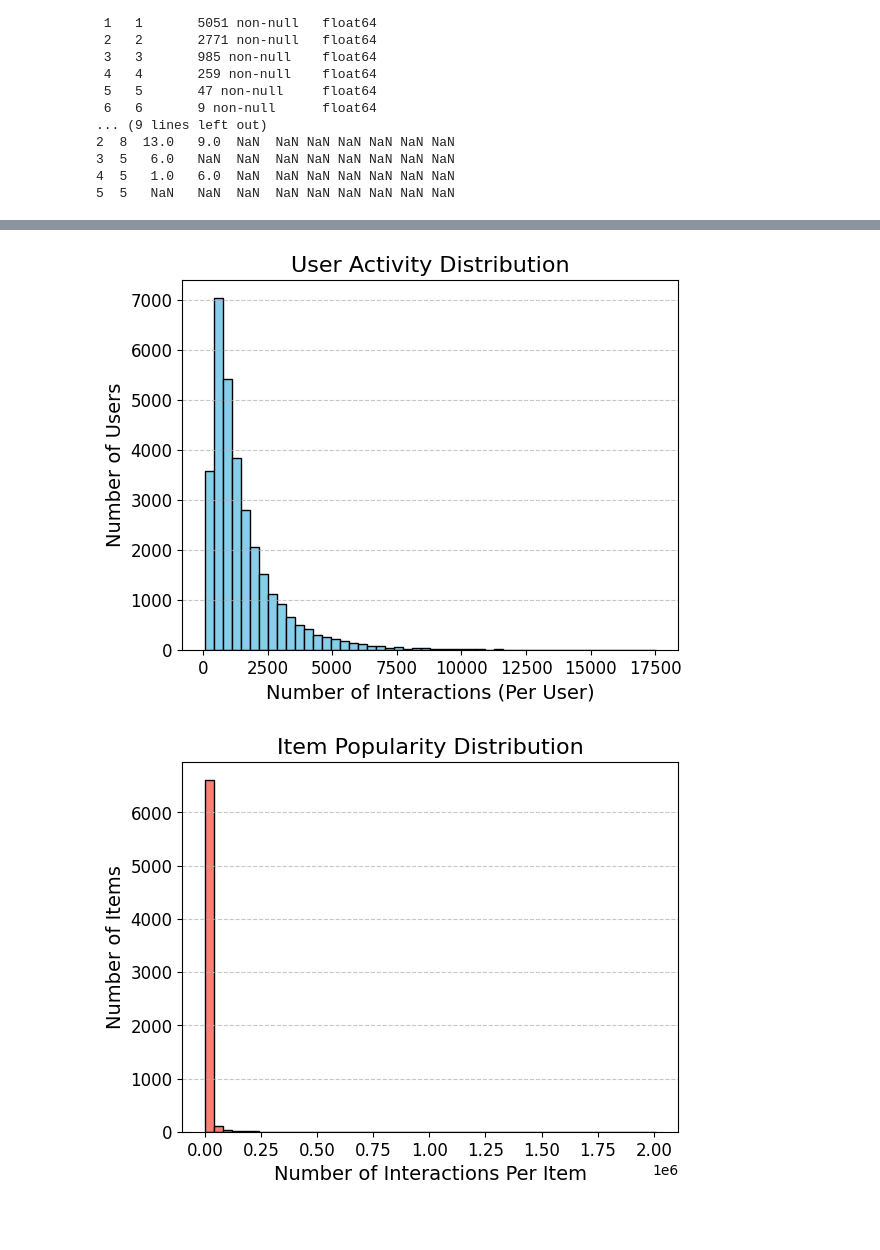
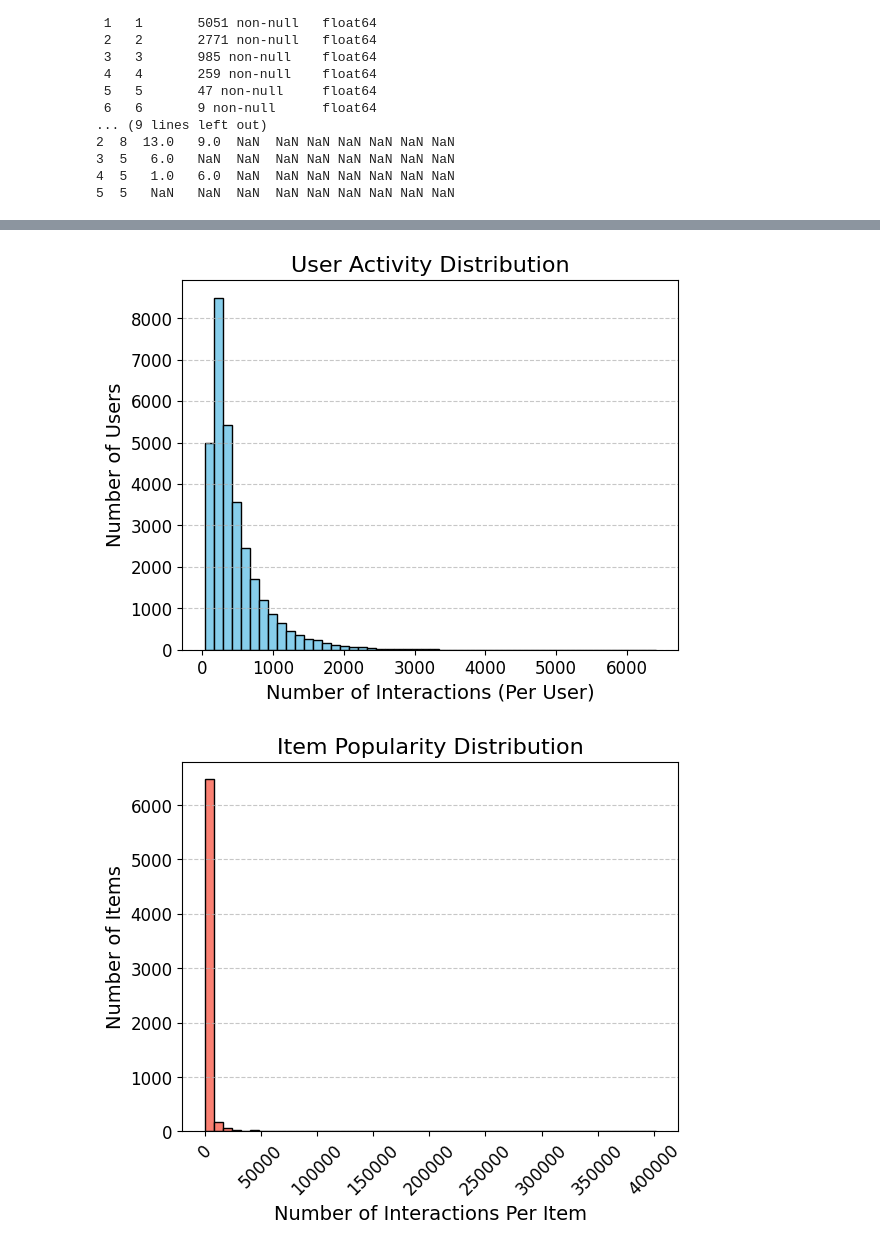
Before and after one commit to boostcampaitech7/level2-recsys-movierecommendation-recsys-08-lv3, a Jupyter notebook: src/analysis/eda_kyoungmin_1.ipynb, the cells around one changed output, grey strips where cells are left out. Cells and saved outputs as stored; diff of their text form; code cells hidden in the pictures; blank space fills up the shorter version.

```diff
--- a/src/analysis/eda_kyoungmin_1.ipynb
+++ b/src/analysis/eda_kyoungmin_1.ipynb
@@ -566,7 +564,8 @@ user_dt['user_hour'] = user_dt['timestamp'].dt.hour
 
 df_1 = pd.merge(user_dt, title, on='item', how='left')
 df_2 = pd.merge(df_1, year, on='item', how='left')
-df_3 = pd.merge(df_2, genre, on='item', how='left')
+genre_list = genre.groupby('item')['genre'].apply(list)
+df_3 = pd.merge(df_2, genre_list, on='item', how='left')
 df_4 = pd.merge(df_3, director, on='item', how='left')
 df_final = pd.merge(df_4, writer, on='item', how='left')
 # %%
@@ -621,40 +620,36 @@ df_final['user'].value_counts().plot(
     title='User Activity Distribution'
 )
 
-# 제목 및 축 레이블 설정
-plt.title('User Activity Distribution', fontsize=16)  # 그래프 제목
-plt.xlabel('Number of Interactions (Per User)', fontsize=14)  # X축 레이블
-plt.ylabel('Number of Users', fontsize=14)  # Y축 레이블
+plt.title('User Activity Distribution', fontsize=16)
+plt.xlabel('Number of Interactions (Per User)', fontsize=14)
+plt.ylabel('Number of Users', fontsize=14)
 
-# 눈금 글꼴 크기 조정
 plt.xticks(fontsize=12)
 plt.yticks(fontsize=12)
 
-# 그리드 추가
 plt.grid(axis='y', linestyle='--', alpha=0.7)
 
-# 그래프 표시
 plt.show()
 # %% [output]
-[figure, old version]
+[figure, new version]
 # %%
 df_final['item'].value_counts().plot(
     kind='hist',
     bins=50,
     color='salmon',
     edgecolor='black',
     title='Item Popularity Distribution'
 )
 
 plt.title('Item Popularity Distribution', fontsize=16)
 plt.xlabel('Number of Interactions Per Item', fontsize=14)
 plt.ylabel('Number of Items', fontsize=14)
 
-plt.xticks(fontsize=12)
+plt.xticks(rotation=45, fontsize=12)
 plt.yticks(fontsize=12)
 
 plt.grid(axis='y', linestyle='--', alpha=0.7)
 
 plt.show()
 # %% [output]
-[figure, old version]
+[figure, new version]
```
Also changed, not shown: parts of 31 cells of this notebook.
